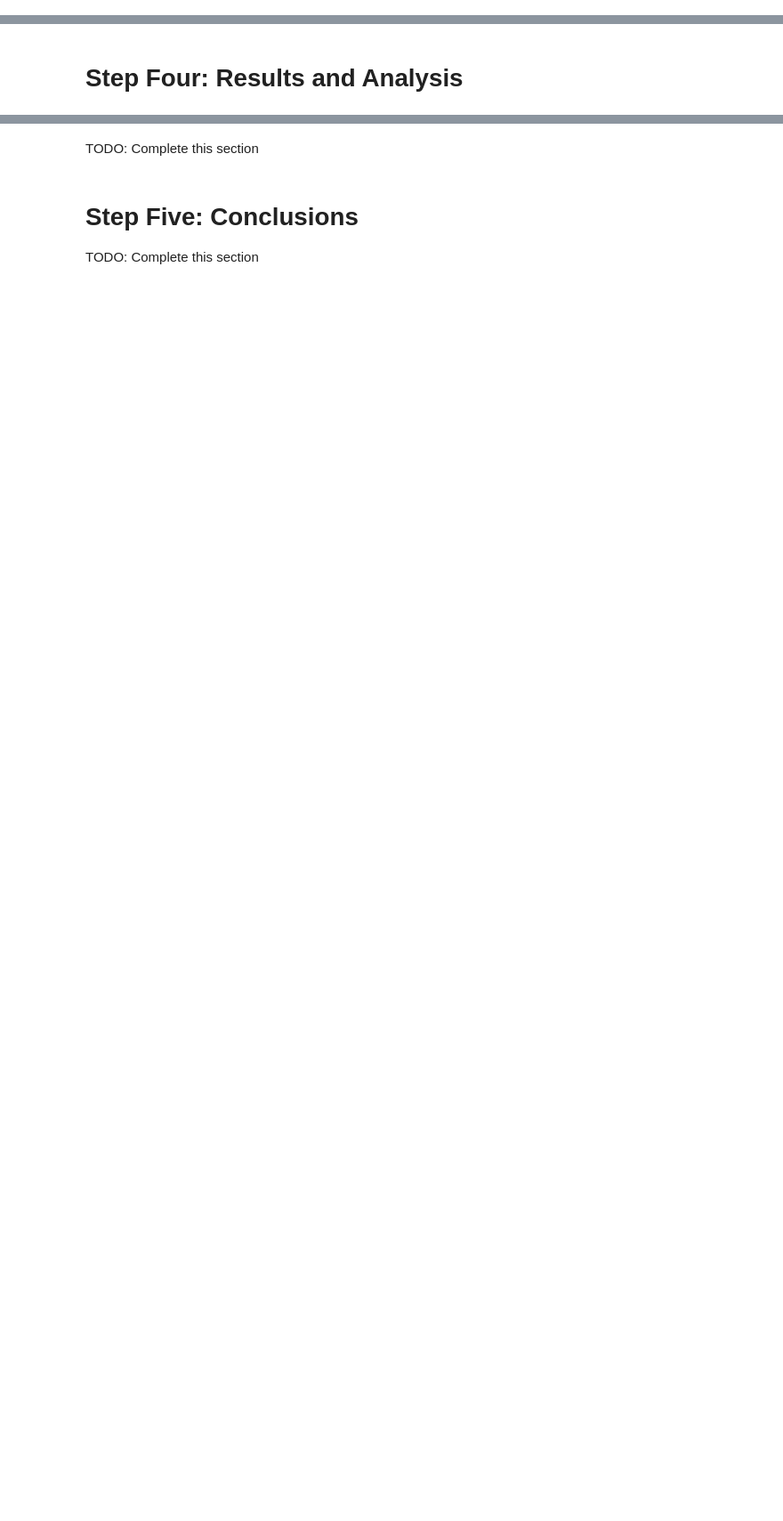
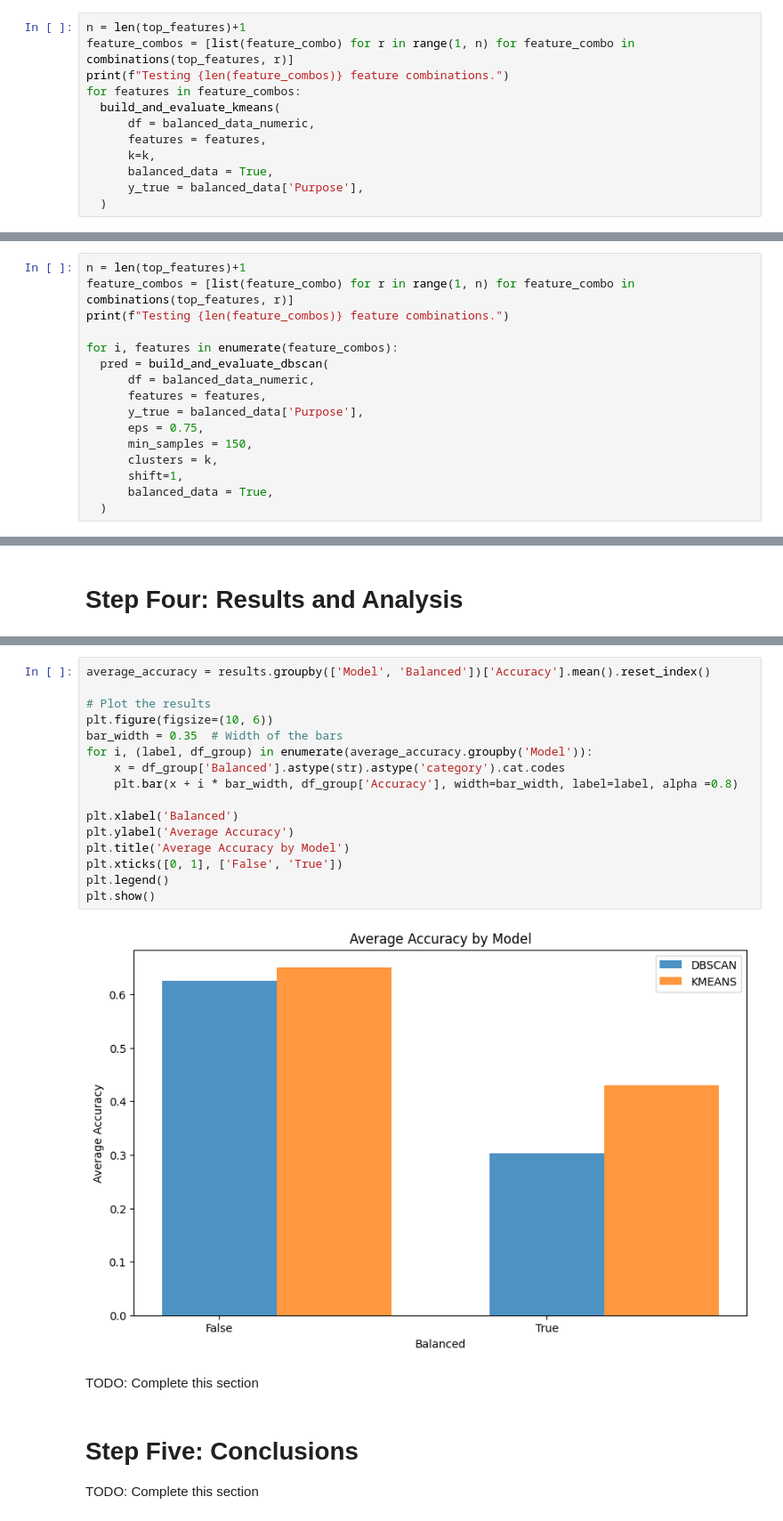
Before and after one commit to iffigueroa/Satellite-Classification, a Jupyter notebook: unsupervised_satellite_classification.ipynb, the cells around one changed output, grey strips where cells are left out. Shown at 89% size. Cells and saved outputs as stored; diff of their text form; blank space fills up the shorter version.

```diff
--- a/unsupervised_satellite_classification.ipynb
+++ b/unsupervised_satellite_classification.ipynb
@@ -347,0 +390,12 @@ Now that we've picked our model features, lets evaluate the model.
+# %%
+n = len(top_features)+1
+feature_combos = [list(feature_combo) for r in range(1, n) for feature_combo in combinations(top_features, r)]
+print(f"Testing {len(feature_combos)} feature combinations.")
+for features in feature_combos:
+  build_and_evaluate_kmeans(
+      df = balanced_data_numeric,
+      features = features,
+      k=k,
+      balanced_data = True,
+      y_true = balanced_data['Purpose'],
+  )
@@ -347,0 +458,16 @@ Now that we've picked our model features, lets evaluate the model.
+# %%
+n = len(top_features)+1
+feature_combos = [list(feature_combo) for r in range(1, n) for feature_combo in combinations(top_features, r)]
+print(f"Testing {len(feature_combos)} feature combinations.")
+
+for i, features in enumerate(feature_combos):
+  pred = build_and_evaluate_dbscan(
+      df = balanced_data_numeric,
+      features = features,
+      y_true = balanced_data['Purpose'],
+      eps = 0.75,
+      min_samples = 150,
+      clusters = k,
+      shift=1,
+      balanced_data = True,
+  )
@@ -356,3 +507,21 @@ results_sorted.head(50)
+# %%
+average_accuracy = results.groupby(['Model', 'Balanced'])['Accuracy'].mean().reset_index()
+
+# Plot the results
+plt.figure(figsize=(10, 6))
+bar_width = 0.35  # Width of the bars
+for i, (label, df_group) in enumerate(average_accuracy.groupby('Model')):
+    x = df_group['Balanced'].astype(str).astype('category').cat.codes
+    plt.bar(x + i * bar_width, df_group['Accuracy'], width=bar_width, label=label, alpha =0.8)
+
+plt.xlabel('Balanced')
+plt.ylabel('Average Accuracy')
+plt.title('Average Accuracy by Model')
+plt.xticks([0, 1], ['False', 'True'])
+plt.legend()
+plt.show()
+# %% [output]
+[figure, added]
 # %% [markdown]
 TODO: Complete this section
 # %% [markdown]
```
Also changed, not shown: parts of 23 cells of this notebook.
